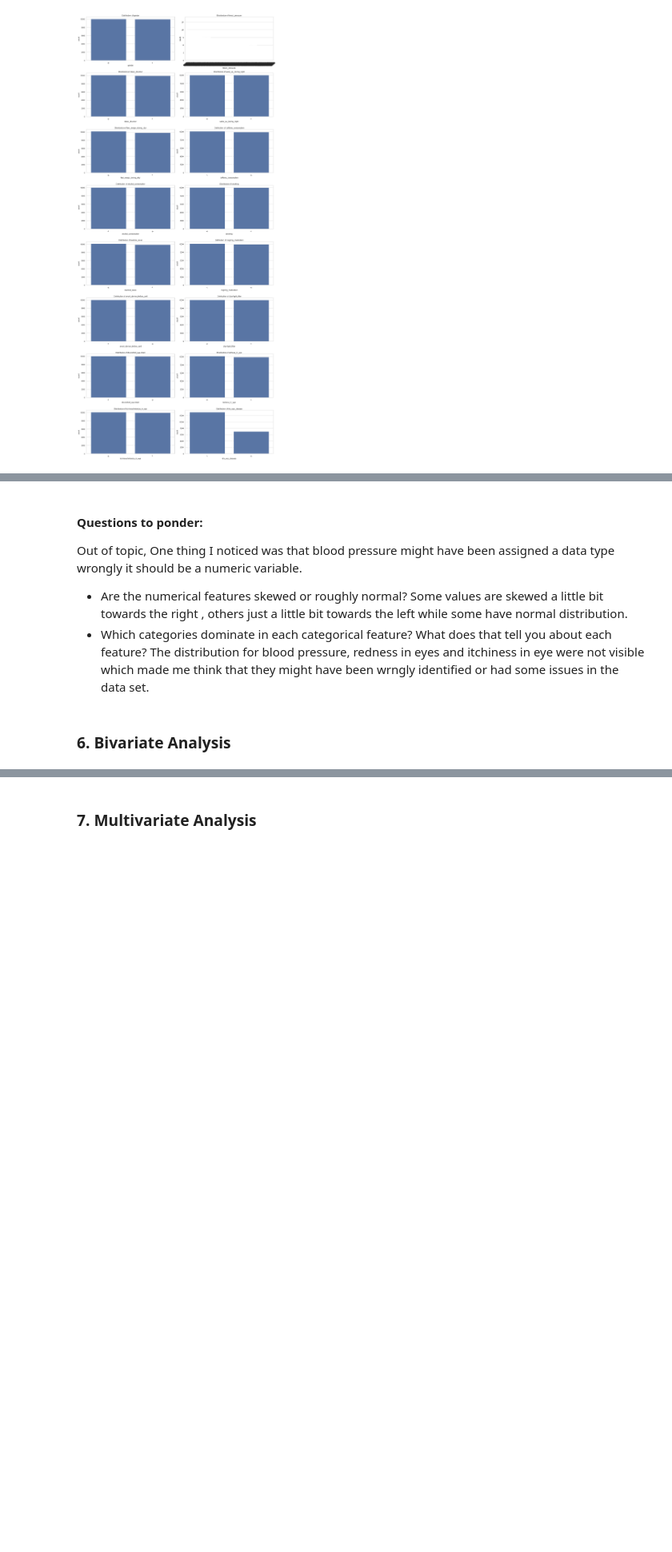
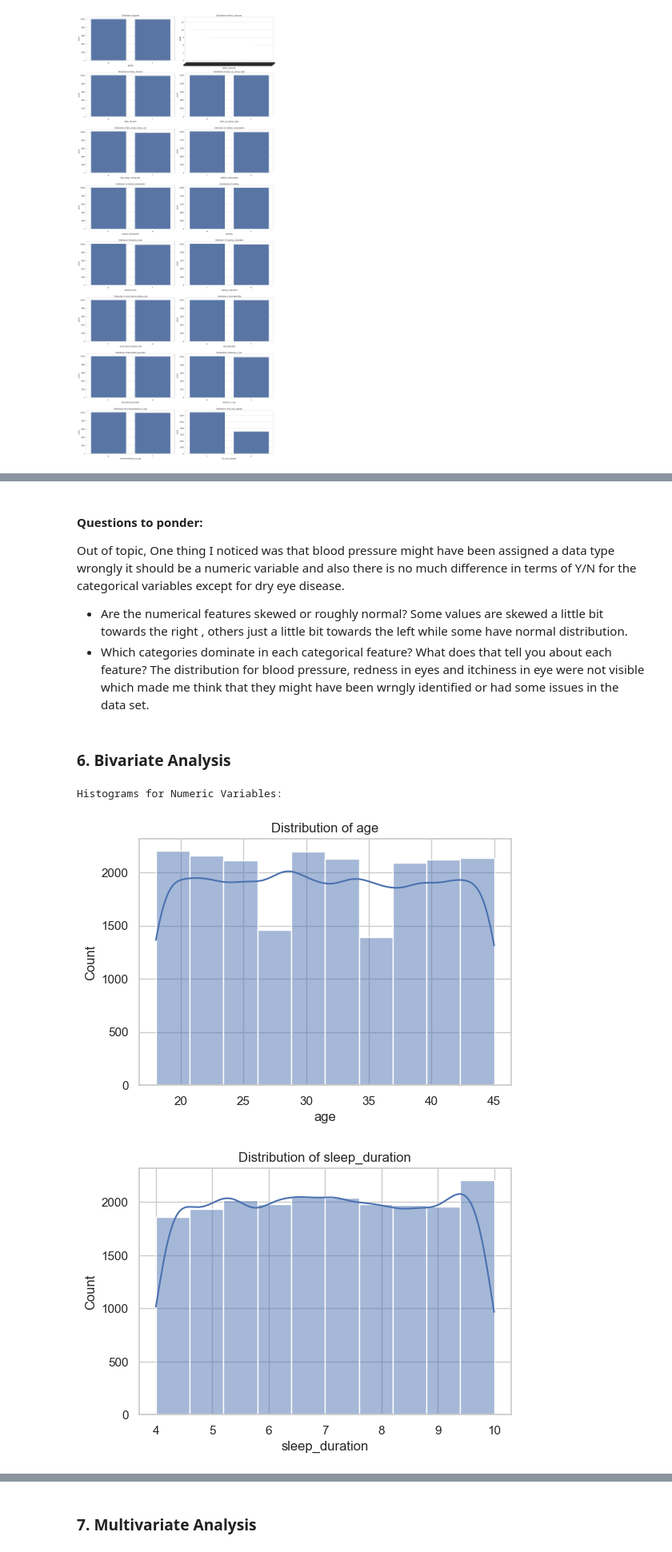
Before and after one commit to pratyush-kundu-99/data_alchemy_assignments, a Jupyter notebook: Assignment_week3.ipynb, the cells around one changed output, grey strips where cells are left out. Shown at 80% size. Drawn from its saved outputs; the diff is of its cells as text; code cells hidden in the pictures; blank space fills up the shorter version.

```diff
--- a/Assignment_week3.ipynb
+++ b/Assignment_week3.ipynb
@@ -287,7 +287,7 @@ plt.show()
 [figure]
 # %% [markdown]
 #### Questions to ponder:
-Out of topic, One thing I noticed was that blood pressure might have been assigned a data type wrongly it should be a numeric variable.
+Out of topic, One thing I noticed was that blood pressure might have been assigned a data type wrongly it should be a numeric variable and also there is no much difference in terms of Y/N for the categorical variables except for dry eye disease.
 - Are the numerical features skewed or roughly normal?
 Some values are skewed a little bit towards the right , others just a little bit towards the left while some have normal distribution.
 - Which categories dominate in each categorical feature? What does that tell you about each feature?
@@ -313,0 +297,15 @@ plt.show()
+# %%
+# Filter the dataset for numeric variables
+numeric_df = dry_eye_disease.select_dtypes(include=[np.number])
+
+# Plot histograms for all numeric variables
+print("\nHistograms for Numeric Variables:")
+for column in numeric_df.columns:
+    plt.figure(figsize=(6, 4))
+    sns.histplot(data=numeric_df, x=column, bins=10, kde=True)
+    plt.title(f"Distribution of {column}")
+    plt.show()
+# %% [output]
+Histograms for Numeric Variables:
+[figure, added]
+[figure, added]
```
Also changed, not shown: parts of 7 cells of this notebook.
